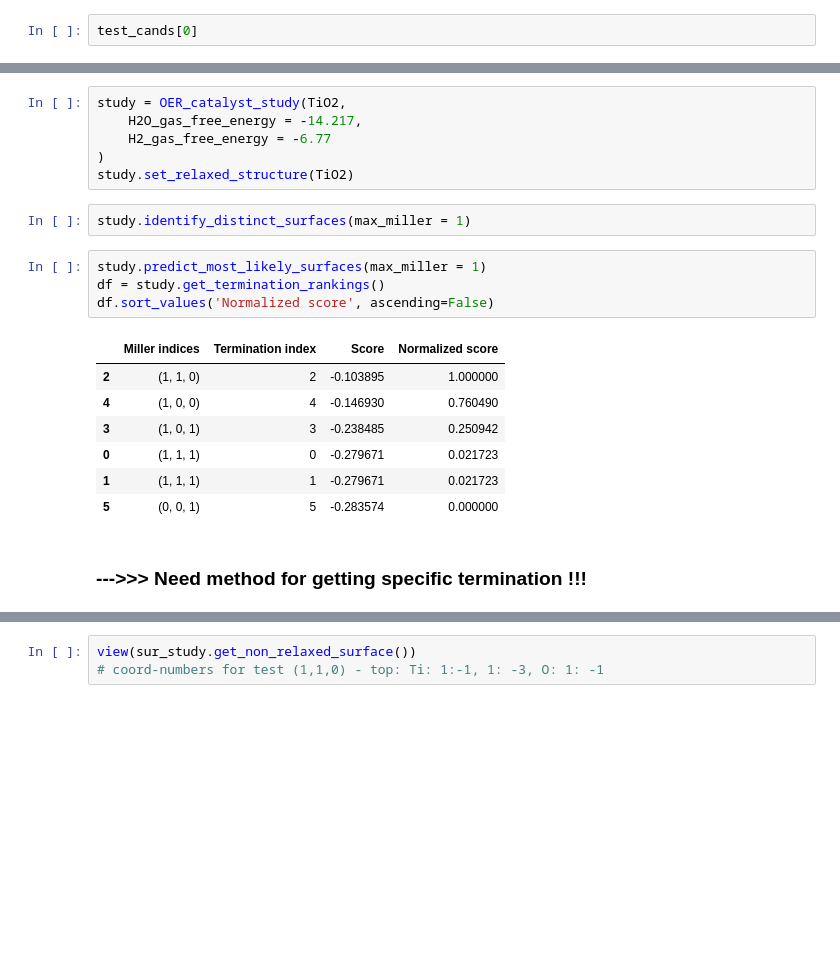
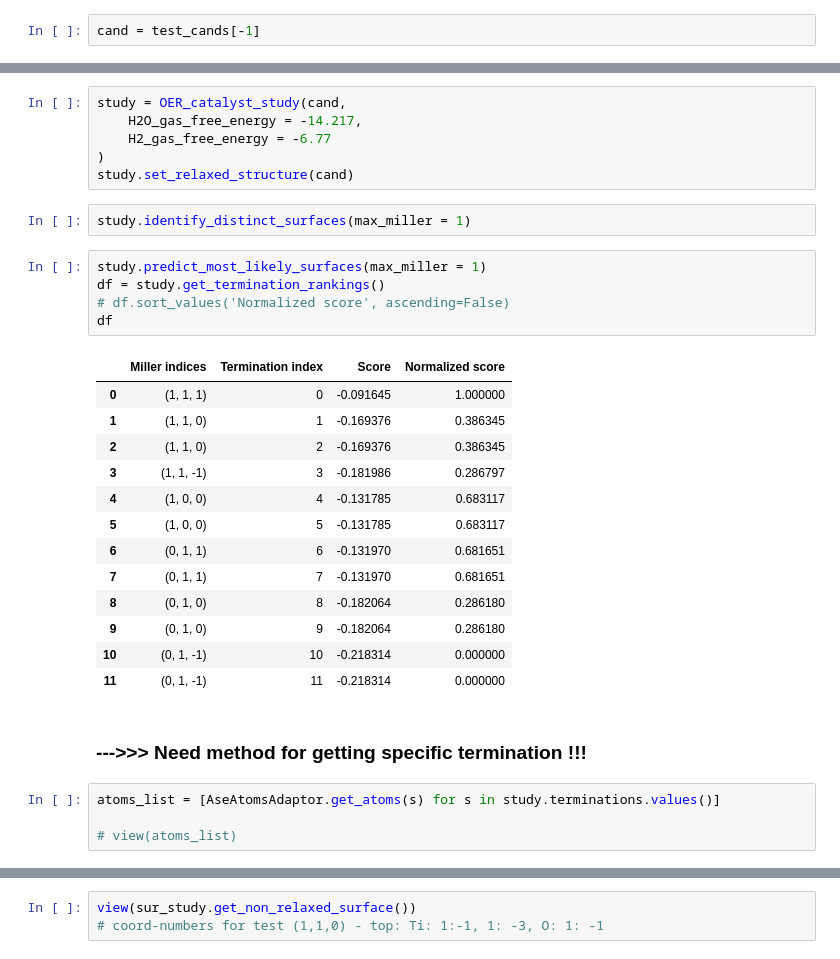
Before and after one commit to Matminator/GNoME_DREAMS_OER_screening, a Jupyter notebook: notebooks/OER_stody_experimental.ipynb, the cells around one changed output, grey strips where cells are left out. Cells and saved outputs as stored; diff of their text form; blank space fills up the shorter version.

```diff
--- a/notebooks/OER_stody_experimental.ipynb
+++ b/notebooks/OER_stody_experimental.ipynb
@@ -24,2 +29,2 @@ if False:
 # %%
-test_cands[0]
+cand = test_cands[-1]
@@ -28,22 +31,33 @@ Atoms(symbols='Ag3BiIrRh3O14', pbc=True, cell=[[6.238032325421038, 0.0, 3.544755
 # %%
-study = OER_catalyst_study(TiO2,
+study = OER_catalyst_study(cand,
     H2O_gas_free_energy = -14.217,
     H2_gas_free_energy = -6.77
 )
-study.set_relaxed_structure(TiO2)
+study.set_relaxed_structure(cand)
 # %%
 study.identify_distinct_surfaces(max_miller = 1)
 # %%
 study.predict_most_likely_surfaces(max_miller = 1)
 df = study.get_termination_rankings()
-df.sort_values('Normalized score', ascending=False)
+# df.sort_values('Normalized score', ascending=False)
+df
 # %% [output]
 |  | Miller indices | Termination index | Score | Normalized score |
-| 2 | (1, 1, 0) | 2 | -0.103895 | 1.000000 |
-| 4 | (1, 0, 0) | 4 | -0.146930 | 0.760490 |
-| 3 | (1, 0, 1) | 3 | -0.238485 | 0.250942 |
-| 0 | (1, 1, 1) | 0 | -0.279671 | 0.021723 |
-| 1 | (1, 1, 1) | 1 | -0.279671 | 0.021723 |
-| 5 | (0, 0, 1) | 5 | -0.283574 | 0.000000 |
+| 0 | (1, 1, 1) | 0 | -0.091645 | 1.000000 |
+| 1 | (1, 1, 0) | 1 | -0.169376 | 0.386345 |
+| 2 | (1, 1, 0) | 2 | -0.169376 | 0.386345 |
+| 3 | (1, 1, -1) | 3 | -0.181986 | 0.286797 |
+| 4 | (1, 0, 0) | 4 | -0.131785 | 0.683117 |
+| 5 | (1, 0, 0) | 5 | -0.131785 | 0.683117 |
+| 6 | (0, 1, 1) | 6 | -0.131970 | 0.681651 |
+| 7 | (0, 1, 1) | 7 | -0.131970 | 0.681651 |
+| 8 | (0, 1, 0) | 8 | -0.182064 | 0.286180 |
+| 9 | (0, 1, 0) | 9 | -0.182064 | 0.286180 |
+| 10 | (0, 1, -1) | 10 | -0.218314 | 0.000000 |
+| 11 | (0, 1, -1) | 11 | -0.218314 | 0.000000 |
 # %% [markdown]
 ### --->>> Need method for getting specific termination !!!
+# %%
+atoms_list = [AseAtomsAdaptor.get_atoms(s) for s in study.terminations.values()]
+
+# view(atoms_list)
```
Also changed, not shown: parts of 9 cells of this notebook, 4 other files.
